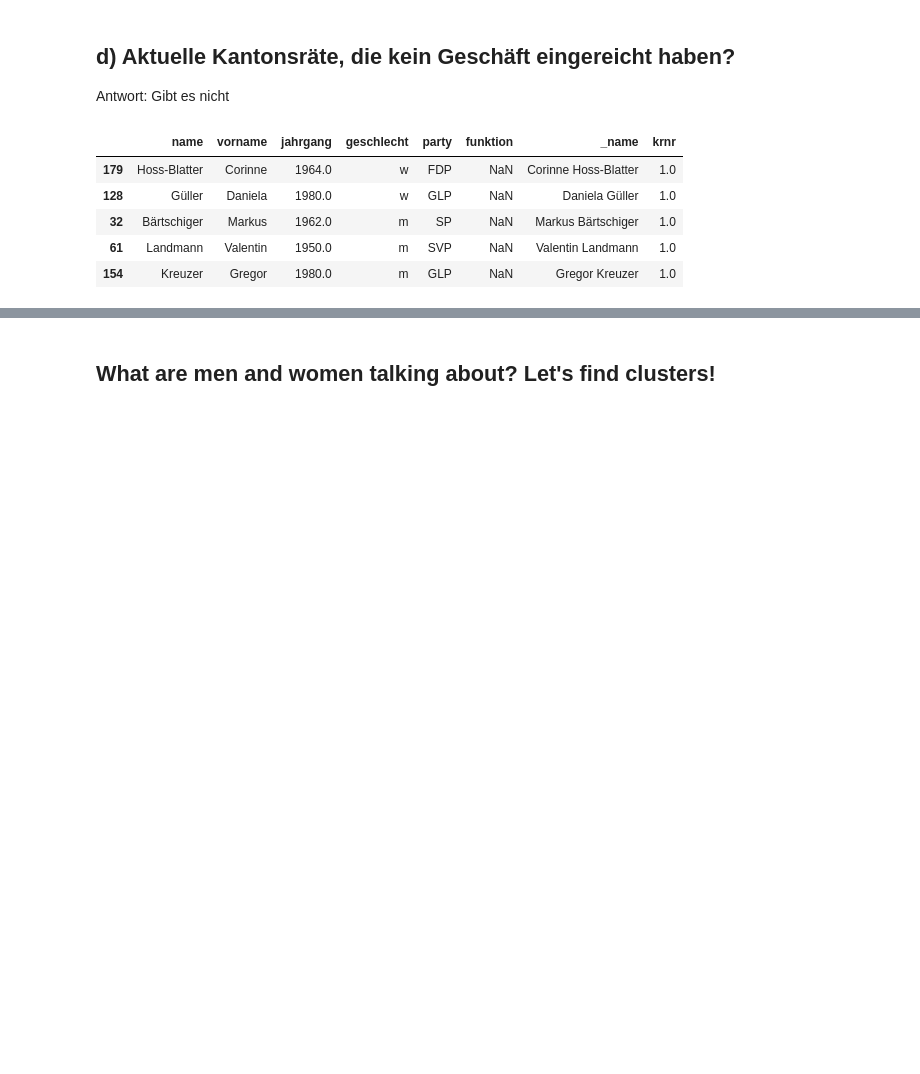
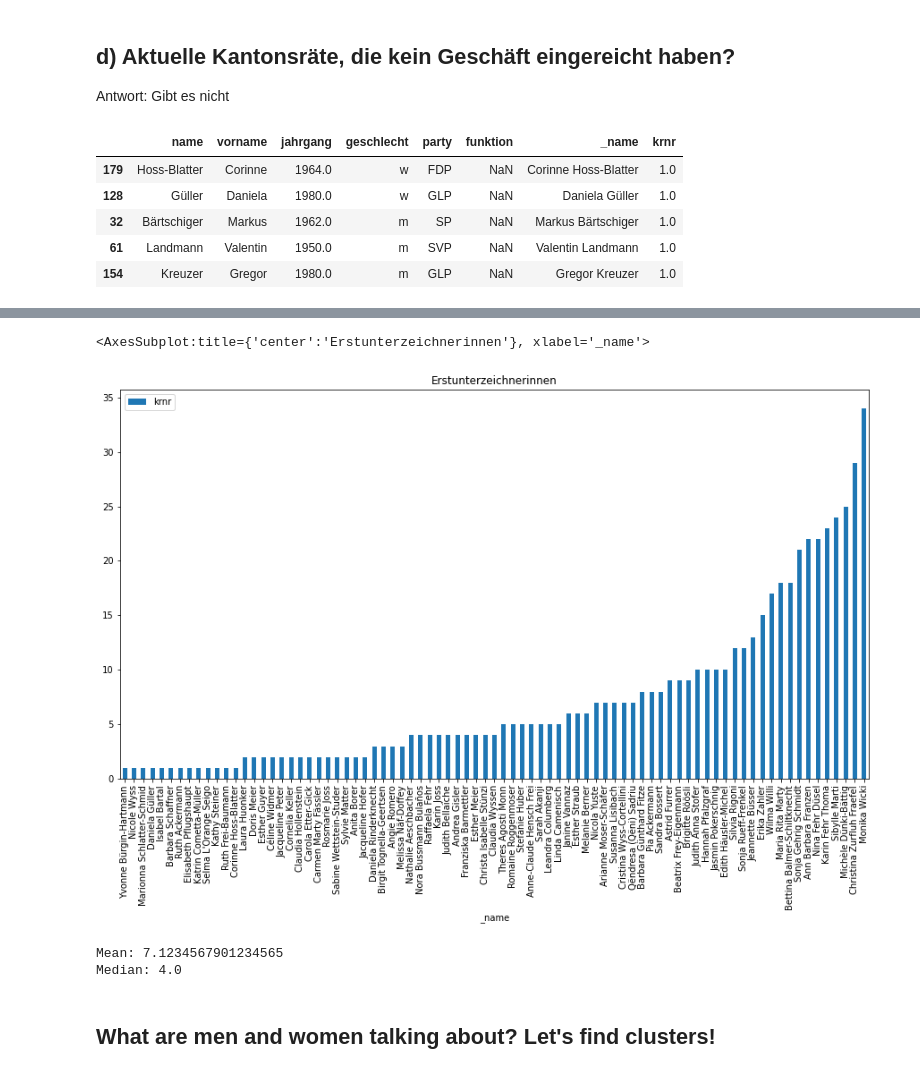
Before and after one commit to simonhuwiler/nzz_zh_kantonsrat, a Jupyter notebook: src/7_geschaefte_analyse.ipynb, the cells around one changed output, grey strips where cells are left out. Saved outputs shown, nothing was run; the diff lists cells and outputs as text; code cells hidden in the pictures; blank space fills up the shorter version.

```diff
--- a/src/7_geschaefte_analyse.ipynb
+++ b/src/7_geschaefte_analyse.ipynb
@@ -320,0 +323,18 @@ df.sort_values('krnr').head()
+# %%
+df = df_raw[df_raw.erstunterzeichneristkantonsrat == True]
+
+# Only 2018
+df = df[df.session >= 2018]
+
+# Only women
+df = df[df.geschlecht == 'w']
+
+df = df.groupby('_name').agg({
+    'krnr': 'count'
+    })
+
+df = df.sort_values('krnr')
+
+#df = pd.pivot_table(df, index=['_name'], columns='session', values='start', aggfunc='count').fillna(0)
+mean_calc = df.krnr.median()
+df[df.krnr.between(mean_calc - 1, mean_calc + 1)]
@@ -321,3 +360,14 @@ df.sort_values('krnr').head()
+# %%
+df.plot.bar(figsize=(15, 8), title='Erstunterzeichnerinnen')
+# %% [output]
+<AxesSubplot:title={'center':'Erstunterzeichnerinnen'}, xlabel='_name'>
+[figure, added]
+# %%
+print("Mean: %s" % df['krnr'].mean())
+print("Median: %s" % df['krnr'].median())
+# %% [output]
+Mean: 7.1234567901234565
+Median: 4.0
 # %% [markdown]
 ## What are men and women talking about? Let's find clusters!
 # %%
```
Also changed, not shown: parts of 2 cells of this notebook, 1 other file.
